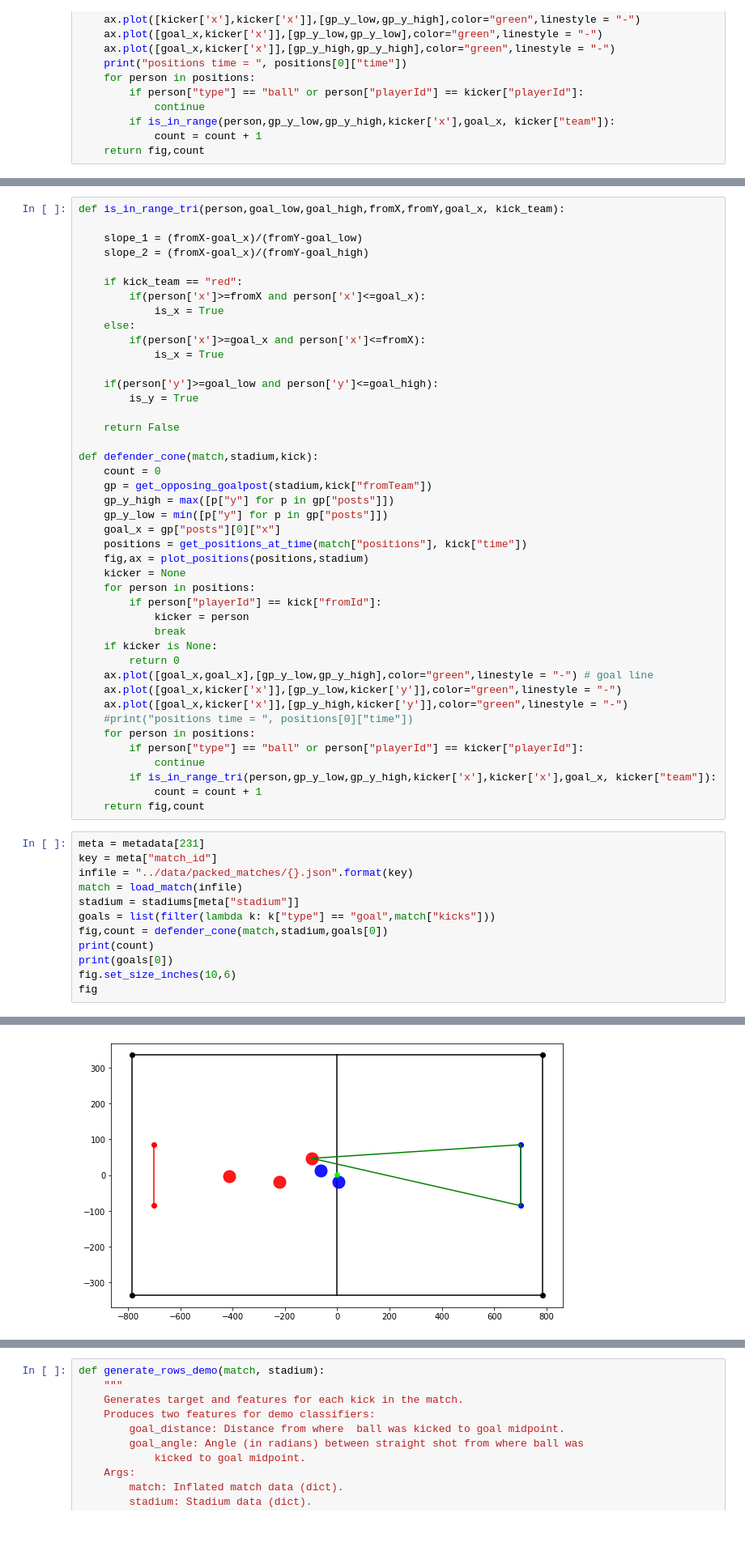
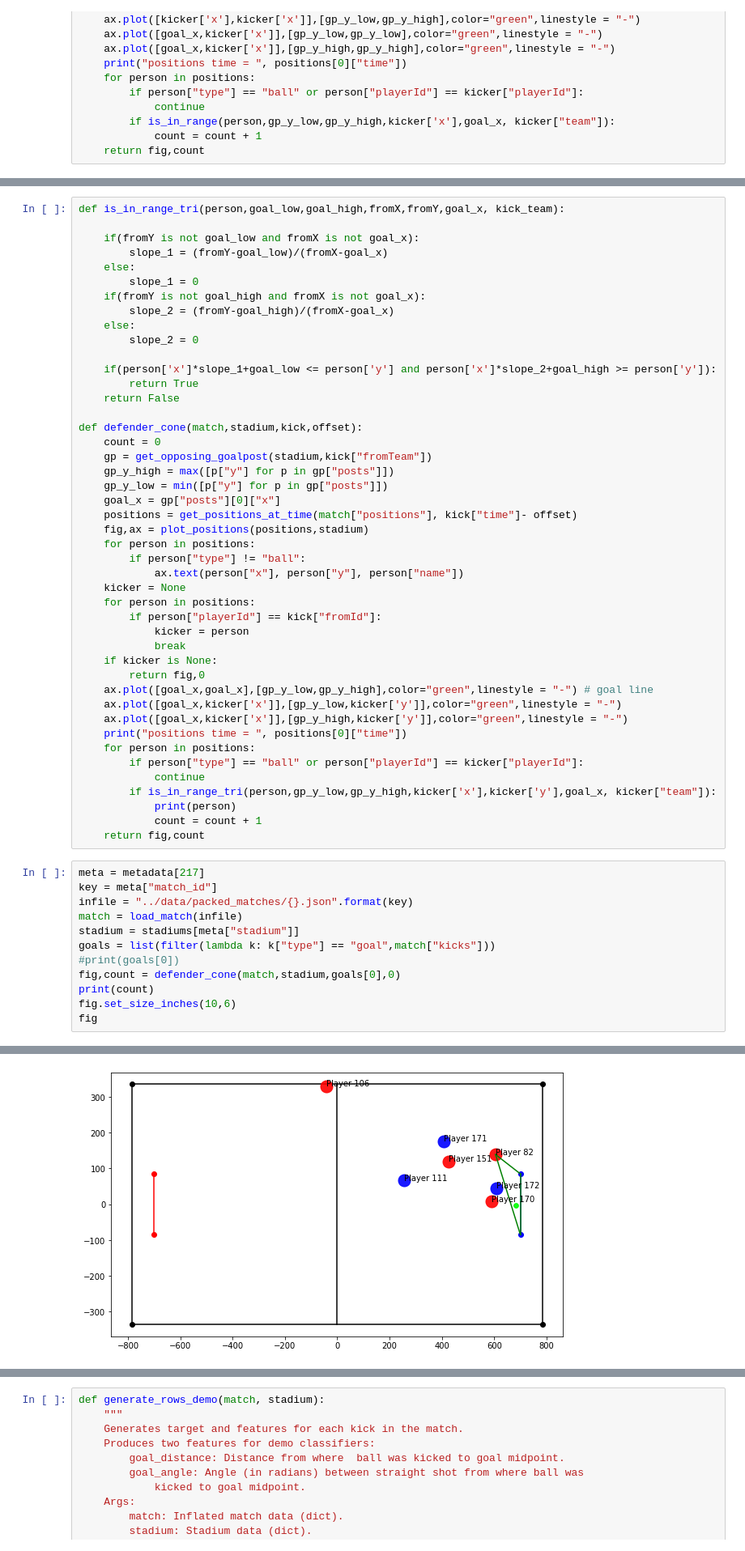
Before and after one commit to vingkan/haxml, a Jupyter notebook: notebooks/train_features.ipynb, the cells around one changed output, grey strips where cells are left out. Shown at 81% size. Saved outputs shown, nothing was run; the diff lists cells and outputs as text.

```diff
--- a/notebooks/train_features.ipynb
+++ b/notebooks/train_features.ipynb
@@ -274,56 +277,58 @@ def defender_box(match,stadium,kick):
 # %%
 def is_in_range_tri(person,goal_low,goal_high,fromX,fromY,goal_x, kick_team):
 
-    slope_1 = (fromX-goal_x)/(fromY-goal_low)
-    slope_2 = (fromX-goal_x)/(fromY-goal_high)
+    if(fromY is not goal_low and fromX is not goal_x):
+        slope_1 = (fromY-goal_low)/(fromX-goal_x)
+    else:
+        slope_1 = 0
+    if(fromY is not goal_high and fromX is not goal_x):
+        slope_2 = (fromY-goal_high)/(fromX-goal_x)
+    else:
+        slope_2 = 0
 
-    if kick_team == "red":
-        if(person['x']>=fromX and person['x']<=goal_x):
-            is_x = True
-    else:
-        if(person['x']>=goal_x and person['x']<=fromX):
-            is_x = True
-
-    if(person['y']>=goal_low and person['y']<=goal_high):
-        is_y = True
-
+    if(person['x']*slope_1+goal_low <= person['y'] and person['x']*slope_2+goal_high >= person['y']):
+        return True
     return False
 
-def defender_cone(match,stadium,kick):
+def defender_cone(match,stadium,kick,offset):
     count = 0
     gp = get_opposing_goalpost(stadium,kick["fromTeam"])
     gp_y_high = max([p["y"] for p in gp["posts"]])
     gp_y_low = min([p["y"] for p in gp["posts"]])
     goal_x = gp["posts"][0]["x"]
-    positions = get_positions_at_time(match["positions"], kick["time"])
+    positions = get_positions_at_time(match["positions"], kick["time"]- offset)
     fig,ax = plot_positions(positions,stadium)
+    for person in positions:
+        if person["type"] != "ball":
+            ax.text(person["x"], person["y"], person["name"])
     kicker = None
     for person in positions:
         if person["playerId"] == kick["fromId"]:
             kicker = person
             break
     if kicker is None:
-        return 0
+        return fig,0
     ax.plot([goal_x,goal_x],[gp_y_low,gp_y_high],color="green",linestyle = "-") # goal line
     ax.plot([goal_x,kicker['x']],[gp_y_low,kicker['y']],color="green",linestyle = "-")
     ax.plot([goal_x,kicker['x']],[gp_y_high,kicker['y']],color="green",linestyle = "-")
-    #print("positions time = ", positions[0]["time"])
+    print("positions time = ", positions[0]["time"])
     for person in positions:
         if person["type"] == "ball" or person["playerId"] == kicker["playerId"]:
             continue
-        if is_in_range_tri(person,gp_y_low,gp_y_high,kicker['x'],kicker['x'],goal_x, kicker["team"]):
+        if is_in_range_tri(person,gp_y_low,gp_y_high,kicker['x'],kicker['y'],goal_x, kicker["team"]):
+            print(person)
             count = count + 1
     return fig,count
 # %%
-meta = metadata[231]
+meta = metadata[217]
 key = meta["match_id"]
 infile = "../data/packed_matches/{}.json".format(key)
 match = load_match(infile)
 stadium = stadiums[meta["stadium"]]
 goals = list(filter(lambda k: k["type"] == "goal",match["kicks"]))
-fig,count = defender_cone(match,stadium,goals[0])
+#print(goals[0])
+fig,count = defender_cone(match,stadium,goals[0],0)
 print(count)
-print(goals[0])
 fig.set_size_inches(10,6)
 fig
 # %% [output]
@@ -332 +337 @@ fig
-[figure, old version]
+[figure, new version]
```
Also changed, not shown: parts of 6 cells of this notebook, 2 other files.
